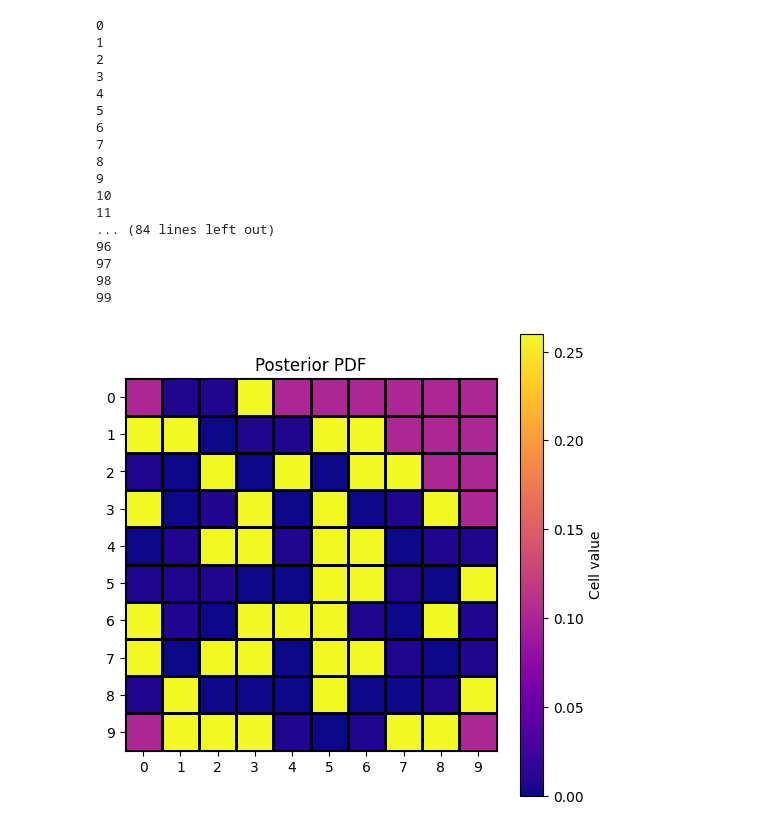
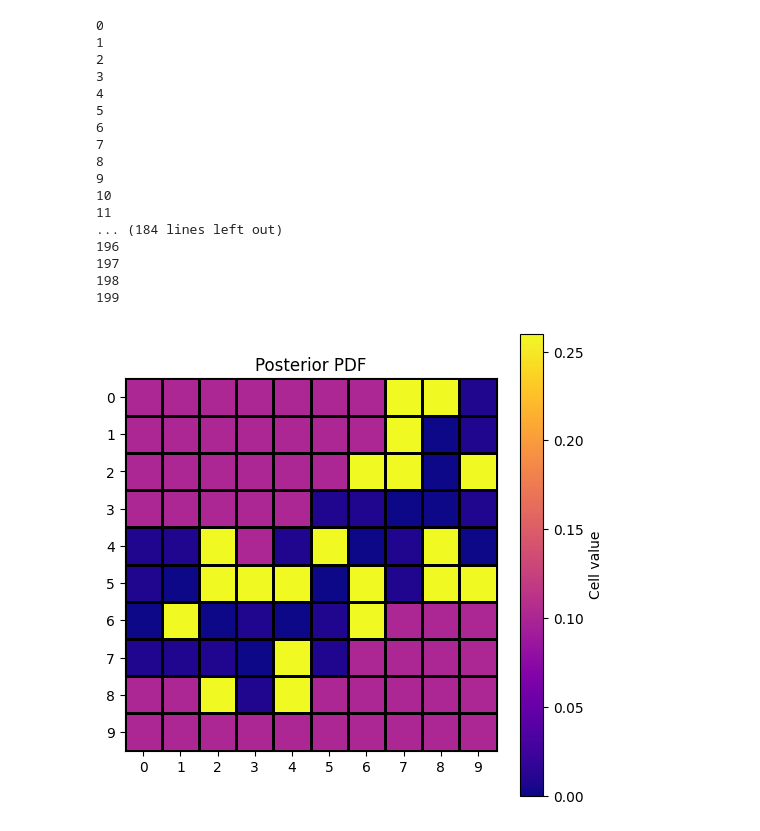
Before and after one commit to FaizSayyid/bayesian-mine-clearance-via-free-energy, a Jupyter notebook: naieve_EFE_no_revisit.ipynb, the cells around one changed output. Saved outputs shown, nothing was run; the diff lists cells and outputs as text; code cells hidden in the pictures.

```diff
--- a/naieve_EFE_no_revisit.ipynb
+++ b/naieve_EFE_no_revisit.ipynb
@@ -190,7 +190,7 @@ def plot_explored(game_grid):
     plt.gca().set_aspect("equal")
 
     cbar = plt.colorbar(ticks=[0, 1,])
-    cbar.ax.set_yticklabels(["Visited", "Unvisited"])
+    cbar.ax.set_yticklabels(["unvisited", "visited"])
     plt.title("Visited vs unvisited")
     plt.show()
 
@@ -214,7 +214,7 @@ def plot_pdf(grid):
     plt.title("Posterior PDF")
     plt.show()
 
-TURNS = 100
+TURNS = 200
 for turn in np.arange(TURNS):
     print(turn)
 
@@ -245,36 +245,36 @@ for turn in np.arange(TURNS):
         # clear old location
         GAME_GRID[BOT_ROW,BOT_COL] = 0
 
         # mark off we've visited the new location
         VISIT_GRID[NEW_BOT_ROW,NEW_BOT_COL] = 1 # we've explored the new tile
 
         # update bot location
         BOT_ROW = NEW_BOT_ROW
         BOT_COL = NEW_BOT_COL
     else:
         print("uh oh")
 
 plot_pdf(posterior_grid)
 
 plot_truth(GAME_GRID)
 
 plot_explored(VISIT_GRID)
 # %% [output]
 0
 1
 2
 3
 4
 5
 6
 7
 8
 9
 10
 11
-... (84 lines left out)
-96
-97
-98
-99
+... (184 lines left out)
+196
+197
+198
+199
-[figure, old version]
+[figure, new version]
```
Also changed, not shown: parts of 1 cell of this notebook.
